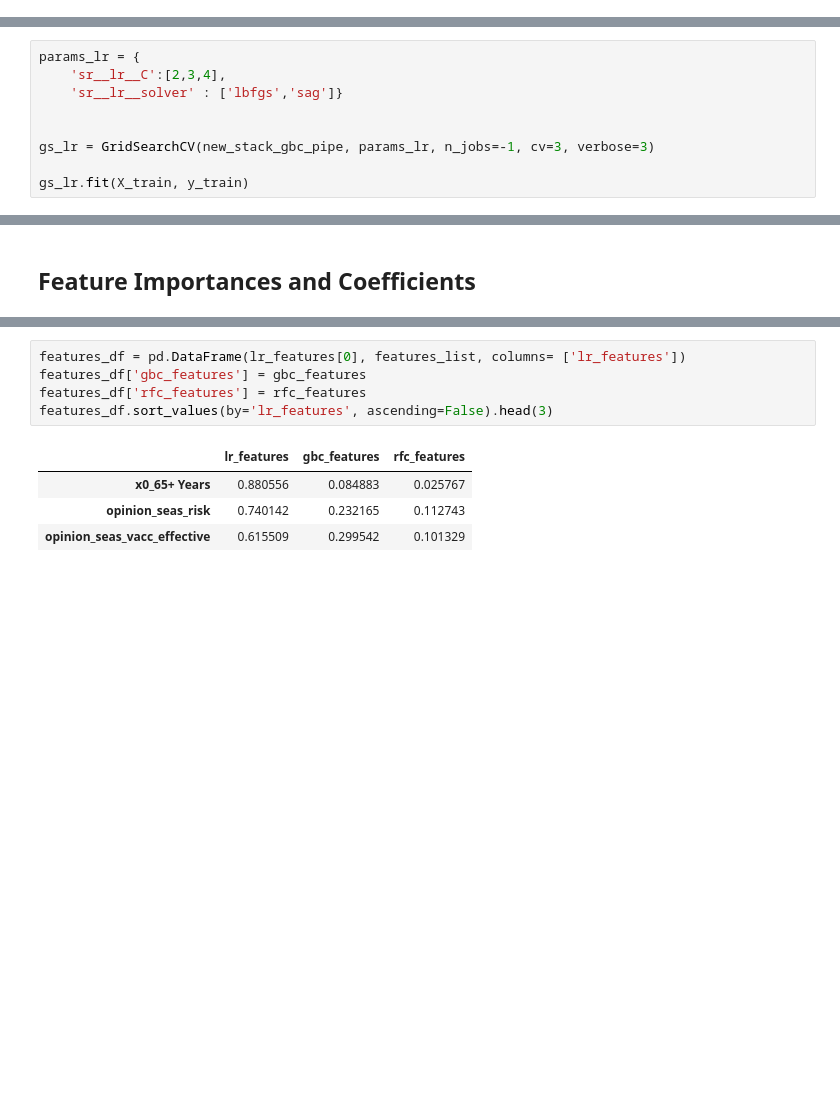
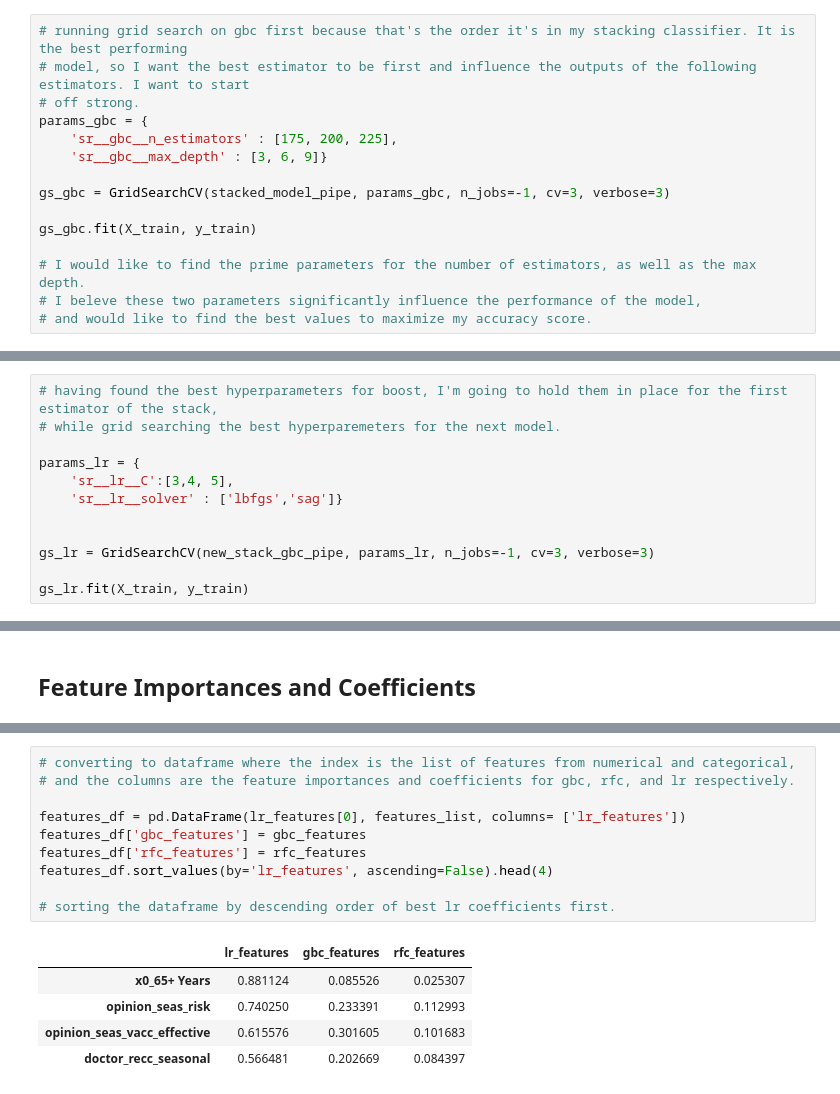
Before and after one commit to Meir-Alelov/Flu-Shot-Classifier, a Jupyter notebook: First Draft.ipynb, the cells around one changed output, grey strips where cells are left out. Drawn from its saved outputs; the diff is of its cells as text; blank space fills up the shorter version.

```diff
--- a/First Draft.ipynb
+++ b/First Draft.ipynb
@@ -820,0 +973,15 @@ GridSearchCV(cv=3,
+# %%
+# running grid search on gbc first because that's the order it's in my stacking classifier. It is the best performing
+# model, so I want the best estimator to be first and influence the outputs of the following estimators. I want to start
+# off strong.
+params_gbc = {
+    'sr__gbc__n_estimators' : [175, 200, 225],
+    'sr__gbc__max_depth' : [3, 6, 9]}
+
+gs_gbc = GridSearchCV(stacked_model_pipe, params_gbc, n_jobs=-1, cv=3, verbose=3)
+
+gs_gbc.fit(X_train, y_train)
+
+# I would like to find the prime parameters for the number of estimators, as well as the max depth.
+# I beleve these two parameters significantly influence the performance of the model,
+# and would like to find the best values to maximize my accuracy score.
@@ -833,6 +1030,9 @@ new_stack_gbc_pipe = gs_gbc.best_estimator_
 # %%
+# having found the best hyperparameters for boost, I'm going to hold them in place for the first estimator of the stack,
+# while grid searching the best hyperparemeters for the next model.
+
 params_lr = {
-    'sr__lr__C':[2,3,4],
+    'sr__lr__C':[3,4, 5],
     'sr__lr__solver' : ['lbfgs','sag']}
 
 
@@ -1014,12 +1246,18 @@ ohe_list = list(ohe_features)
 features_list = num_list + ohe_list
 # %%
+# converting to dataframe where the index is the list of features from numerical and categorical,
+# and the columns are the feature importances and coefficients for gbc, rfc, and lr respectively.
+
 features_df = pd.DataFrame(lr_features[0], features_list, columns= ['lr_features'])
 features_df['gbc_features'] = gbc_features
 features_df['rfc_features'] = rfc_features
-features_df.sort_values(by='lr_features', ascending=False).head(3)
+features_df.sort_values(by='lr_features', ascending=False).head(4)
+
+# sorting the dataframe by descending order of best lr coefficients first.
 # %% [output]
 |  | lr_features | gbc_features | rfc_features |
-| x0_65+ Years | 0.880556 | 0.084883 | 0.025767 |
-| opinion_seas_risk | 0.740142 | 0.232165 | 0.112743 |
-| opinion_seas_vacc_effective | 0.615509 | 0.299542 | 0.101329 |
+| x0_65+ Years | 0.881124 | 0.085526 | 0.025307 |
+| opinion_seas_risk | 0.740250 | 0.233391 | 0.112993 |
+| opinion_seas_vacc_effective | 0.615576 | 0.301605 | 0.101683 |
+| doctor_recc_seasonal | 0.566481 | 0.202669 | 0.084397 |
 # %%
```
Also changed, not shown: parts of 130 cells of this notebook, 1 other file.
